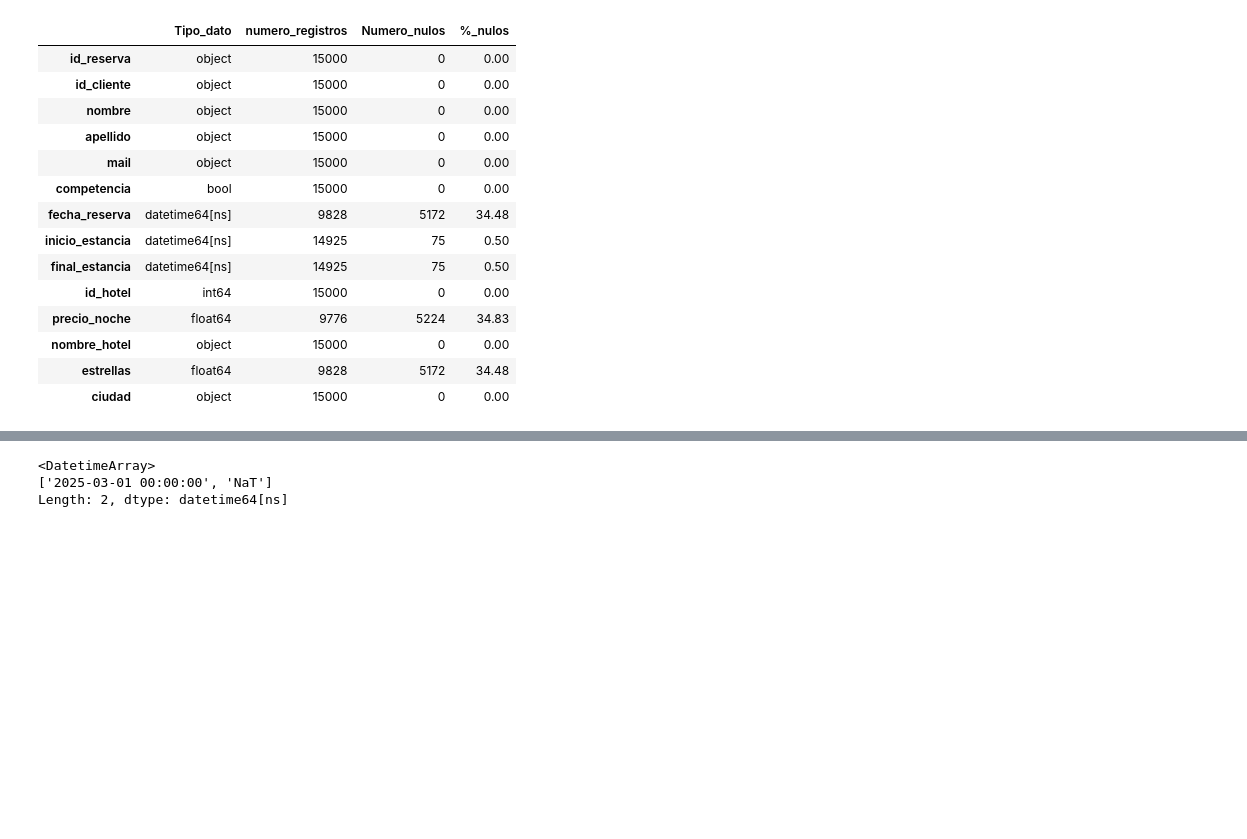
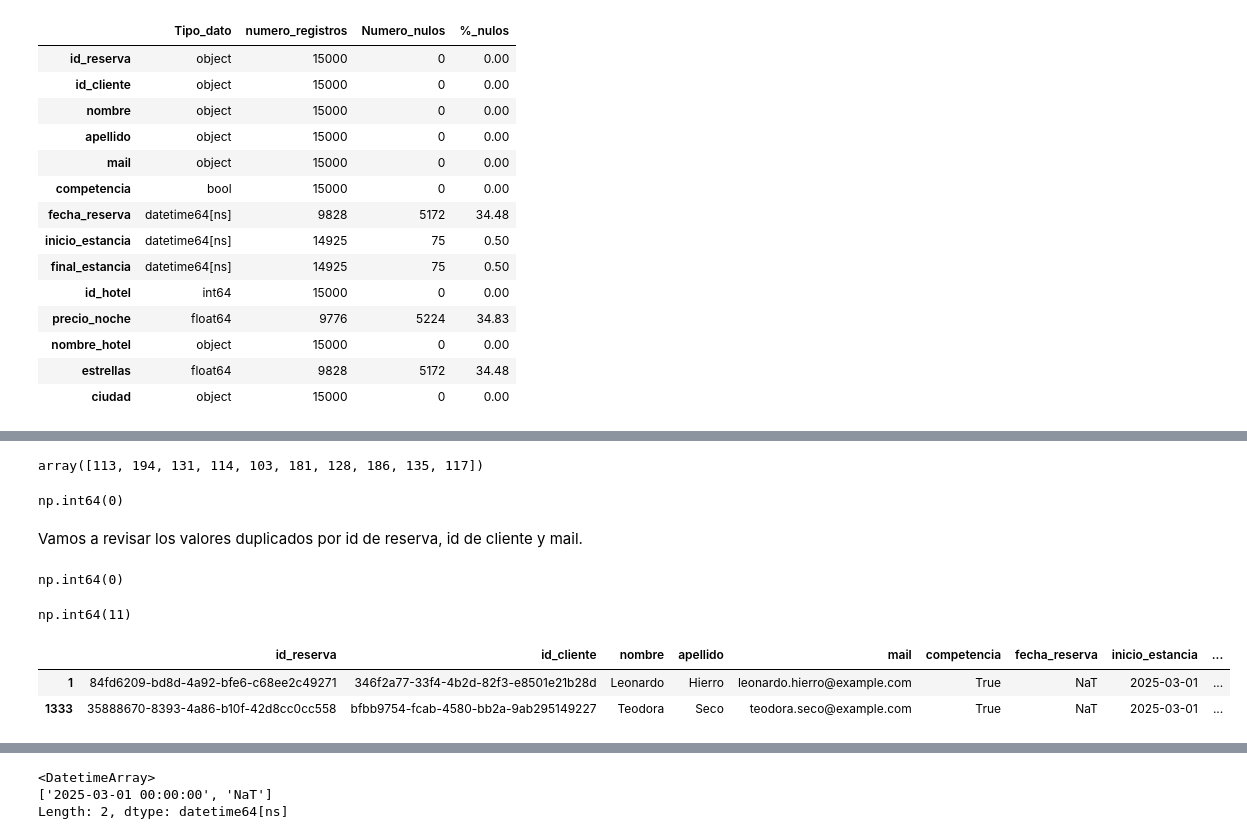
Before and after one commit to Gabijc/Proyecto_ETL_Hoteles, a Jupyter notebook: Notebooks/Analisis_inicial.ipynb, the cells around one changed output, grey strips where cells are left out. Drawn from its saved outputs; the diff is of its cells as text; code cells hidden in the pictures; blank space fills up the shorter version.

```diff
--- a/Notebooks/Analisis_inicial.ipynb
+++ b/Notebooks/Analisis_inicial.ipynb
@@ -137,0 +151,4 @@ Modificación realizada con éxito.
+# %%
+# Filtramos por los valores que son True
+hoteles_competencia = data[data["competencia"] == True]
+hoteles_competencia.head()
@@ -137,0 +210,29 @@ Modificación realizada con éxito.
+# %%
+# Comprobamos los id de hotel de la competencia
+hoteles_competencia["id_hotel"].unique()
+# %% [output]
+array([113, 194, 131, 114, 103, 181, 128, 186, 135, 117])
+# %%
+# Vamos a revisar que no haya valores duplicados iguales en el dataframe
+hoteles_competencia.duplicated().sum()
+# %% [output]
+np.int64(0)
+# %% [markdown]
+Vamos a revisar los valores duplicados por id de reserva, id de cliente y mail.
+# %%
+# Revisamos duplicados por id de reserva, los cuales no deberían existir
+hoteles_competencia["id_reserva"].duplicated().sum()
+# %% [output]
+np.int64(0)
+# %%
+# Revisamos duplicados por id de cliente, los cuales pueden existir, pero hay que revisar su casuística en caso de que existan
+hoteles_competencia["id_cliente"].duplicated().sum()
+# %% [output]
+np.int64(11)
+# %%
+# Revisamos duplicados de id de cliente
+hoteles_competencia[hoteles_competencia["id_cliente"].duplicated()].head(2)
+# %% [output]
+|  | id_reserva | id_cliente | nombre | apellido | mail | competencia | fecha_reserva | inicio_estancia | ... |
+| 1 | 84fd6209-bd8d-4a92-bfe6-c68ee2c49271 | 346f2a77-33f4-4b2d-82f3-e8501e21b28d | Leonardo | Hierro | leonardo.hierro@example.com | True | NaT | 2025-03-01 | ... |
+| 1333 | 35888670-8393-4a86-b10f-42d8cc0cc558 | bfbb9754-fcab-4580-bb2a-9ab295149227 | Teodora | Seco | teodora.seco@example.com | True | NaT | 2025-03-01 | ... |
```
Also changed, not shown: parts of 80 cells of this notebook.
